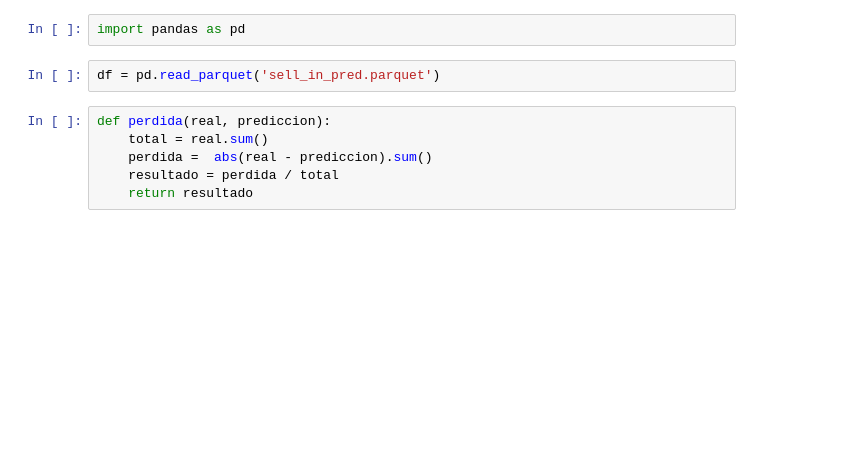
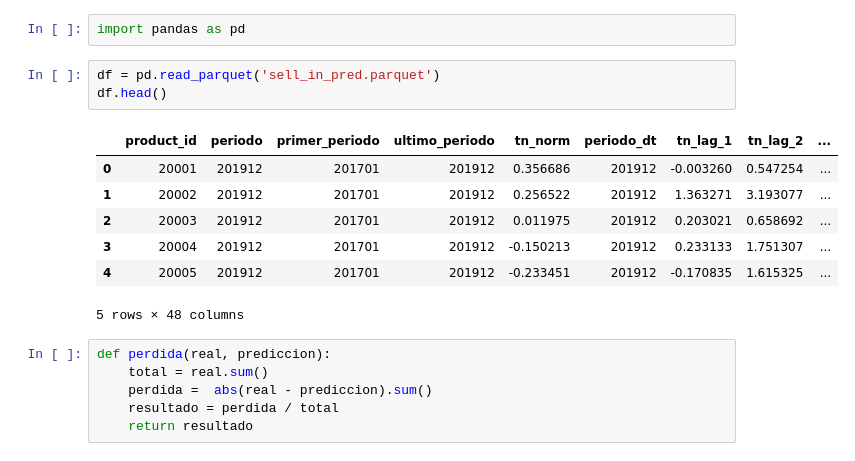
Before and after one commit to waldof86/labo3-2024v, a Jupyter notebook: Proyecto/06_evaluar_prediccion.ipynb, the cells around one changed output. Cells and saved outputs as stored; diff of their text form; blank space fills up the shorter version.

```diff
--- a/Proyecto/06_evaluar_prediccion.ipynb
+++ b/Proyecto/06_evaluar_prediccion.ipynb
@@ -2,6 +2,15 @@
 import pandas as pd
 # %%
 df = pd.read_parquet('sell_in_pred.parquet')
+df.head()
+# %% [output]
+|  | product_id | periodo | primer_periodo | ultimo_periodo | tn_norm | periodo_dt | tn_lag_1 | tn_lag_2 | ... |
+| 0 | 20001 | 201912 | 201701 | 201912 | 0.356686 | 201912 | -0.003260 | 0.547254 | ... |
+| 1 | 20002 | 201912 | 201701 | 201912 | 0.256522 | 201912 | 1.363271 | 3.193077 | ... |
+| 2 | 20003 | 201912 | 201701 | 201912 | 0.011975 | 201912 | 0.203021 | 0.658692 | ... |
+| 3 | 20004 | 201912 | 201701 | 201912 | -0.150213 | 201912 | 0.233133 | 1.751307 | ... |
+| 4 | 20005 | 201912 | 201701 | 201912 | -0.233451 | 201912 | -0.170835 | 1.615325 | ... |
+5 rows × 48 columns
 # %%
 def perdida(real, prediccion):
     total = real.sum()
```
Also changed, not shown: parts of 3 cells of this notebook, 13 other files.
